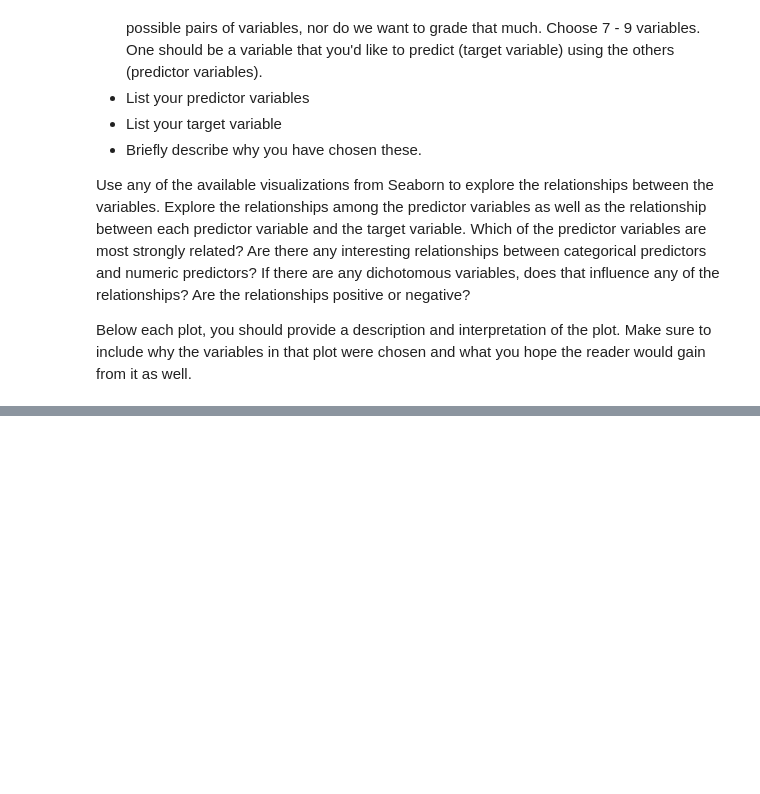
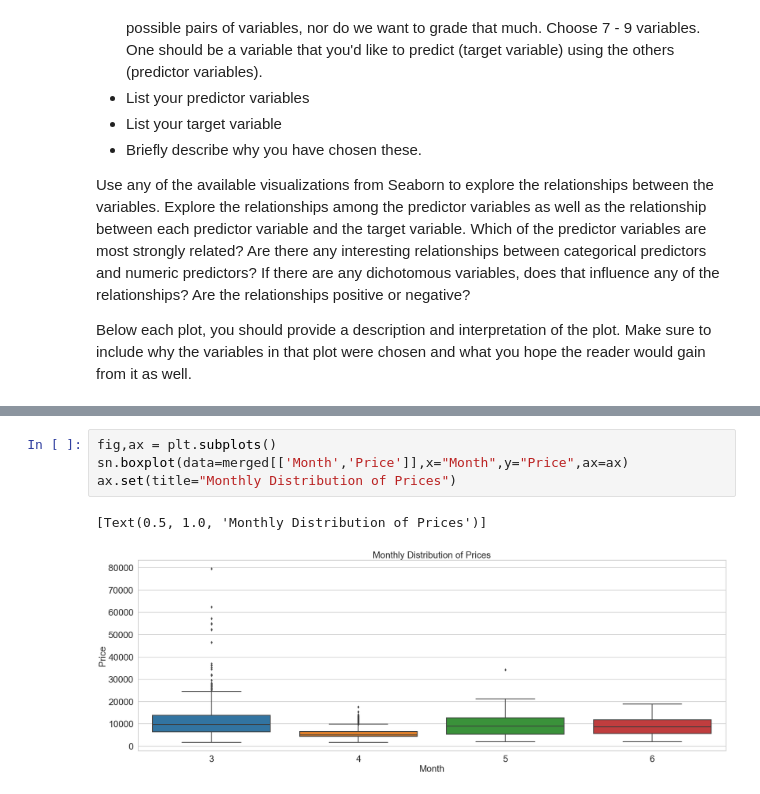
Before and after one commit to calebm00re/22ML-project2, a Jupyter notebook: Project02.ipynb, the cells around one changed output, grey strips where cells are left out. Cells and saved outputs as stored; diff of their text form; blank space fills up the shorter version.

```diff
--- a/Project02.ipynb
+++ b/Project02.ipynb
@@ -196,0 +265,7 @@ Below each plot, you should provide a description and interpretation of the plot
+# %%
+fig,ax = plt.subplots()
+sn.boxplot(data=merged[['Month','Price']],x="Month",y="Price",ax=ax)
+ax.set(title="Monthly Distribution of Prices")
+# %% [output]
+[Text(0.5, 1.0, 'Monthly Distribution of Prices')]
+[figure, added]
```
Also changed, not shown: parts of 13 cells of this notebook.
